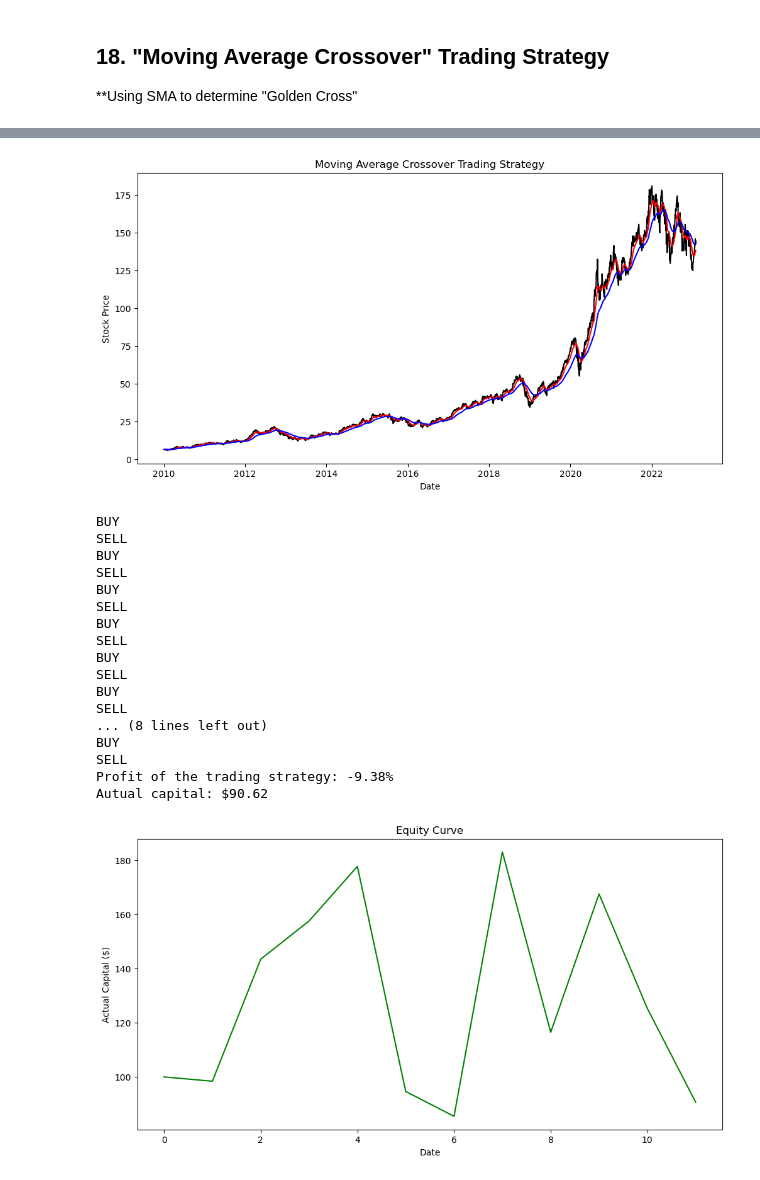
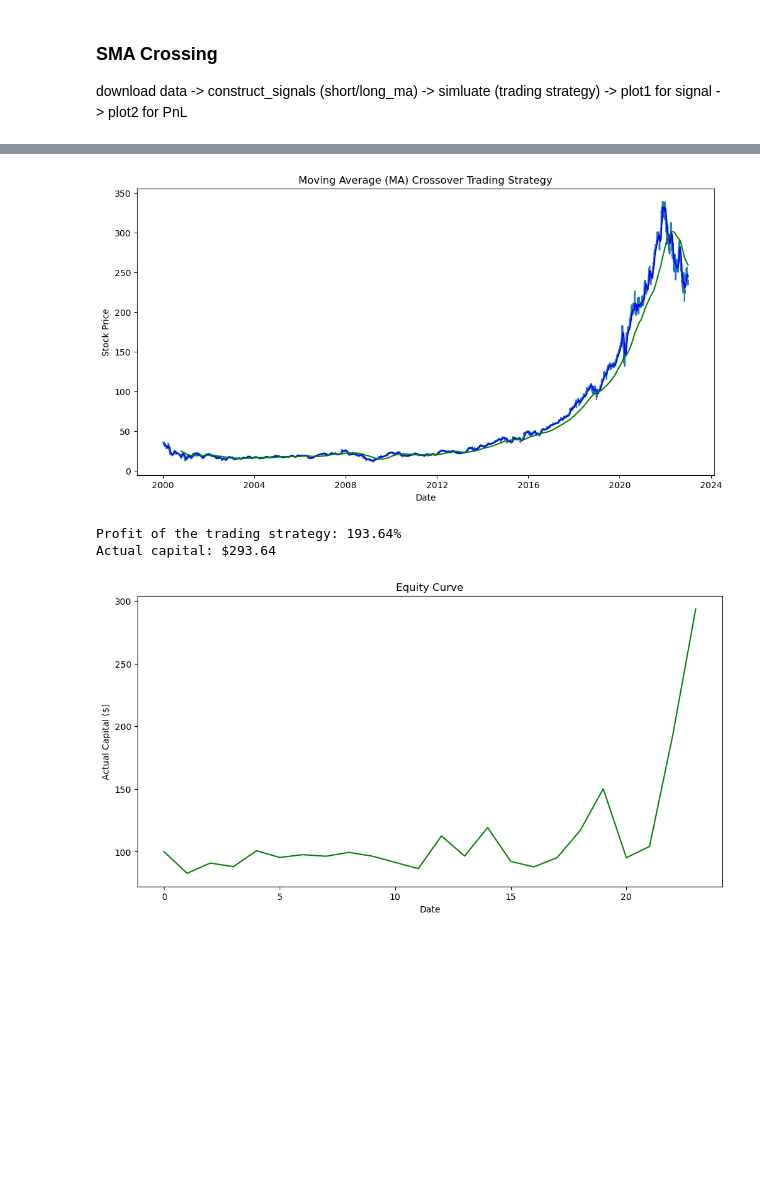
Before and after one commit to irenetsai831/Algo-Trading-Practice, a Jupyter notebook: 第5節--Moving Average Strategy.ipynb, the cells around one changed output, grey strips where cells are left out. Drawn from its saved outputs; the diff is of its cells as text; code cells hidden in the pictures; blank space fills up the shorter version.

```diff
--- a/第5節--Moving Average Strategy.ipynb
+++ b/第5節--Moving Average Strategy.ipynb
@@ -141,4 +0,0 @@ Date
-# %% [markdown]
-## 18. "Moving Average Crossover" Trading Strategy
-
-**Using SMA to determine "Golden Cross"
@@ -210,0 +1,3 @@ class MovingAverageCrossover:
+# %% [markdown]
+### SMA Crossing
+download data -> construct_signals (short/long_ma) -> simluate (trading strategy) -> plot1 for signal -> plot2 for PnL
@@ -211,16 +76,13 @@ class MovingAverageCrossover:
 # %%
 if __name__ == '__main__':
 
-    start_date = datetime.datetime(2010,1,1)
-    end_date = datetime.datetime(2023,2,1)
+    start_date = datetime.datetime(2000, 1, 1)
+    end_date = datetime.datetime(2023, 1, 1)
 
-    # 定義物品
-    strategy = MovingAverageCrossover(100, 'AAPL', start_date, end_date, 30, 100)
-    # 將物品的function拿出來用
+    strategy = MovingAverageCrossover(100, 'MSFT', start_date, end_date, 20, 200)
     strategy.download_data()
-    print(strategy.data)
-    strategy.construct_signals()
-    strategy.plot_data()
+    strategy.construct_signals_rolling()
+    strategy.plot_signals()
     strategy.simulate()
     strategy.plot_equity()
 # %% [output]
@@ -243,19 +90,4 @@ Date
-[figure, old version]
+[figure, new version]
-BUY
-SELL
-BUY
-SELL
-BUY
-SELL
-BUY
-SELL
-BUY
-SELL
-BUY
-SELL
-... (8 lines left out)
-BUY
-SELL
-Profit of the trading strategy: -9.38%
-Autual capital: $90.62
+Profit of the trading strategy: 193.64%
+Actual capital: $293.64
-[figure, old version]
+[figure, new version]
```
Also changed, not shown: parts of 11 cells of this notebook.
